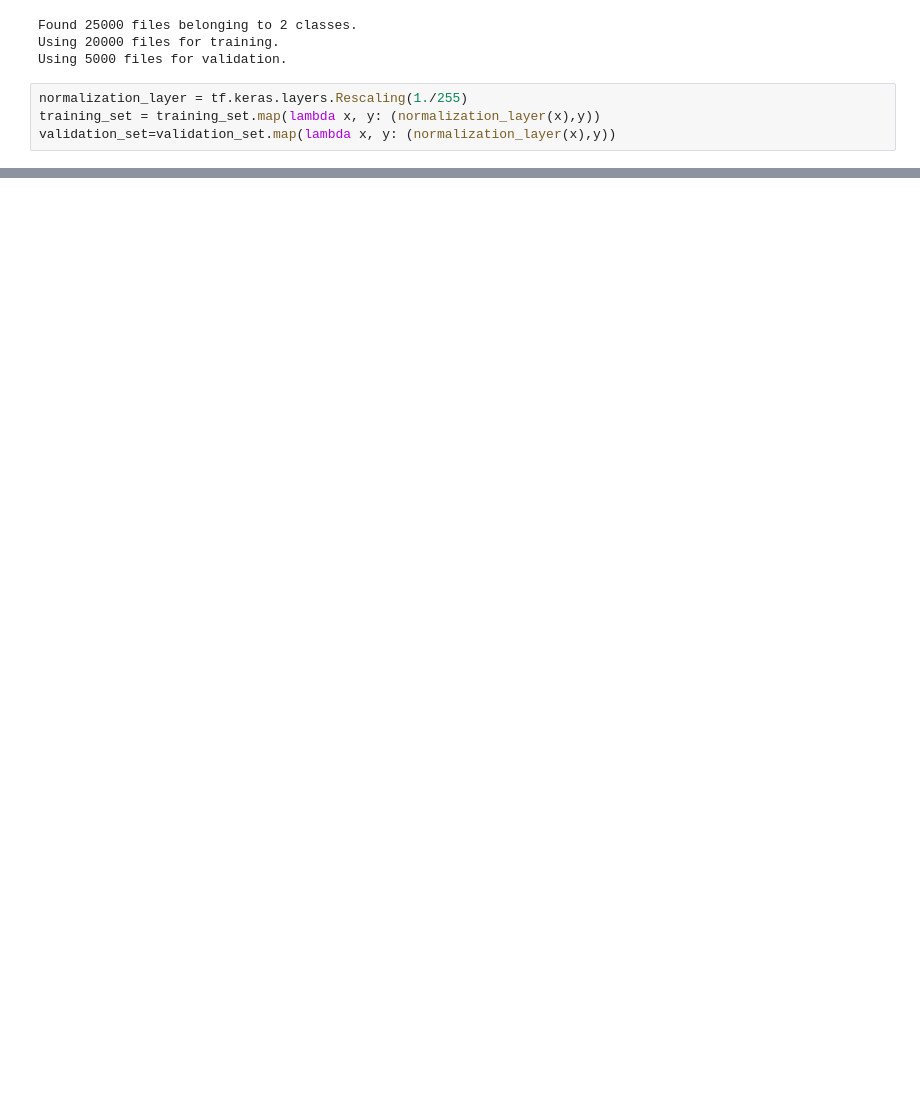
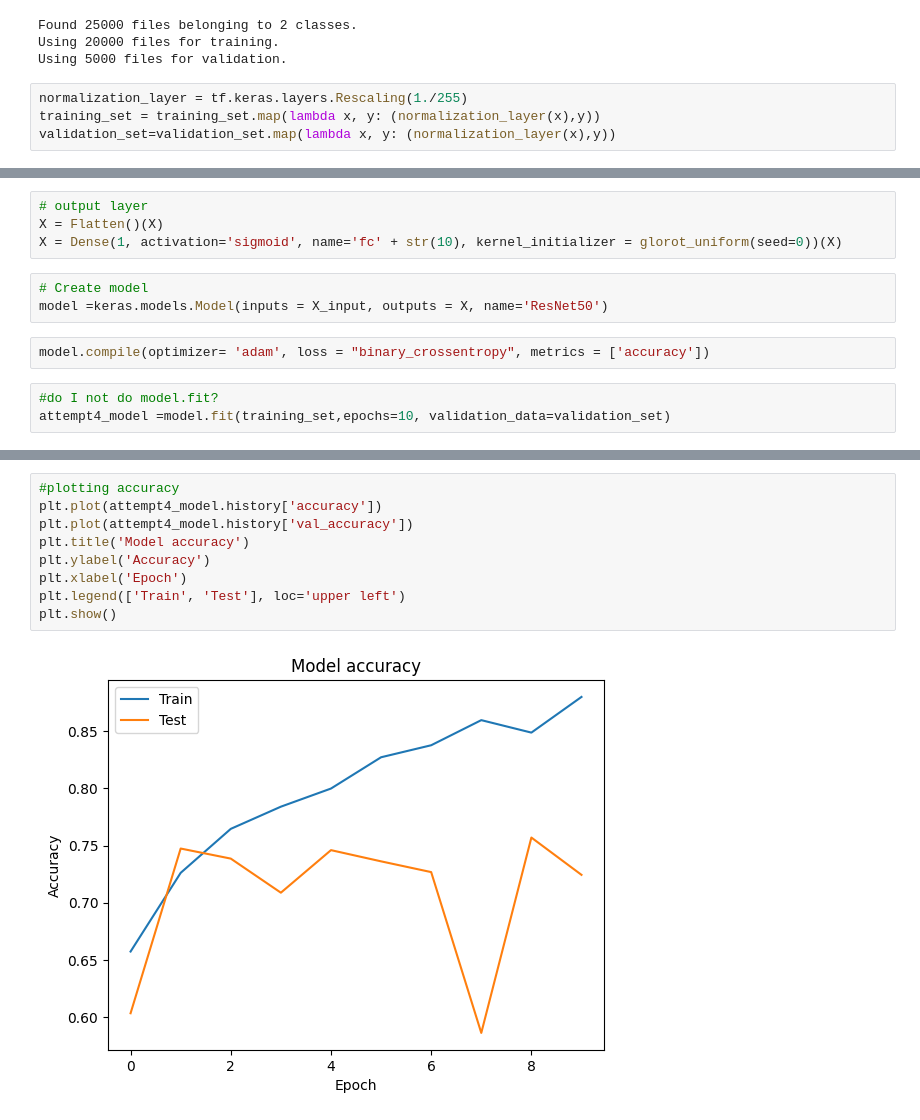
Before and after one commit to kamm8899/CatVSDog, a Jupyter notebook: CatDog.ipynb, the cells around one changed output, grey strips where cells are left out. Cells and saved outputs as stored; diff of their text form; blank space fills up the shorter version.

```diff
--- a/CatDog.ipynb
+++ b/CatDog.ipynb
@@ -248,0 +406,12 @@ AttributeError: 'History' object has no attribute 'predict'
+# %%
+# output layer
+X = Flatten()(X)
+X = Dense(1, activation='sigmoid', name='fc' + str(10), kernel_initializer = glorot_uniform(seed=0))(X)
+# %%
+# Create model
+model =keras.models.Model(inputs = X_input, outputs = X, name='ResNet50')
+# %%
+model.compile(optimizer= 'adam', loss = "binary_crossentropy", metrics = ['accuracy'])
+# %%
+#do I not do model.fit?
+attempt4_model =model.fit(training_set,epochs=10, validation_data=validation_set)
@@ -248,0 +439,11 @@ AttributeError: 'History' object has no attribute 'predict'
+# %%
+#plotting accuracy
+plt.plot(attempt4_model.history['accuracy'])
+plt.plot(attempt4_model.history['val_accuracy'])
+plt.title('Model accuracy')
+plt.ylabel('Accuracy')
+plt.xlabel('Epoch')
+plt.legend(['Train', 'Test'], loc='upper left')
+plt.show()
+# %% [output]
+[figure, added]
```
Also changed, not shown: parts of 40 cells of this notebook.
